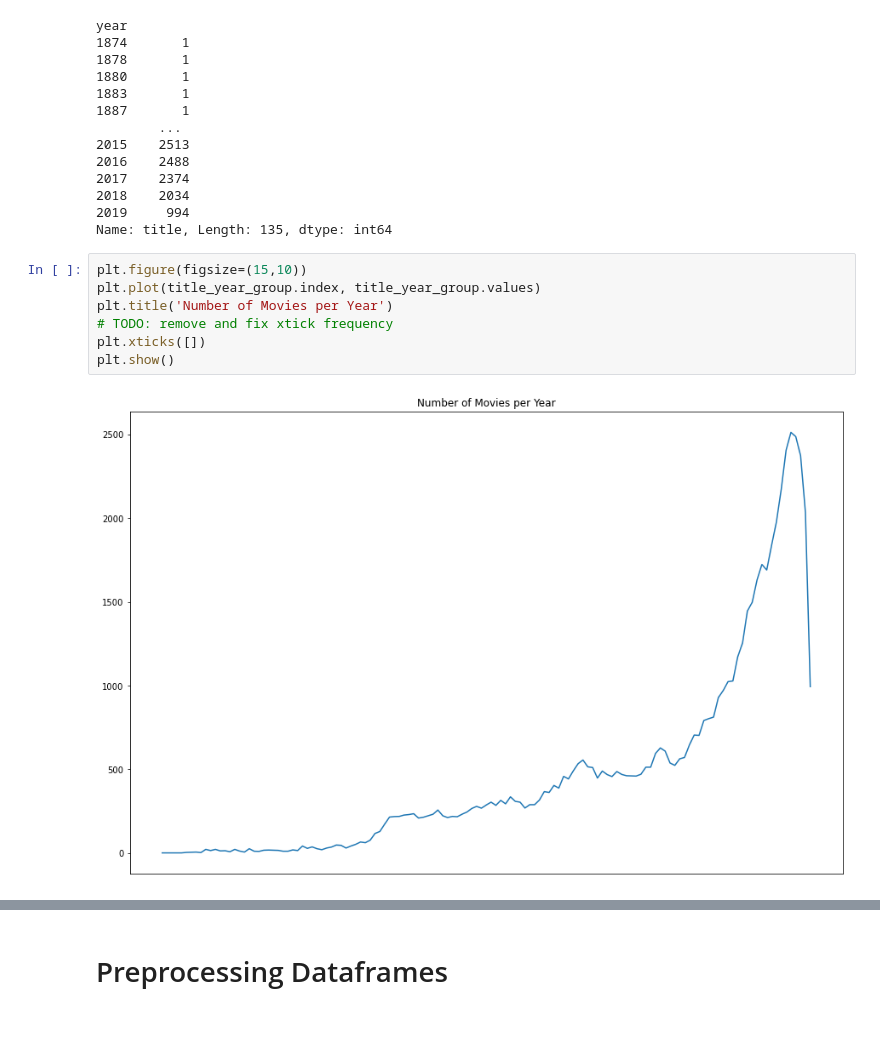
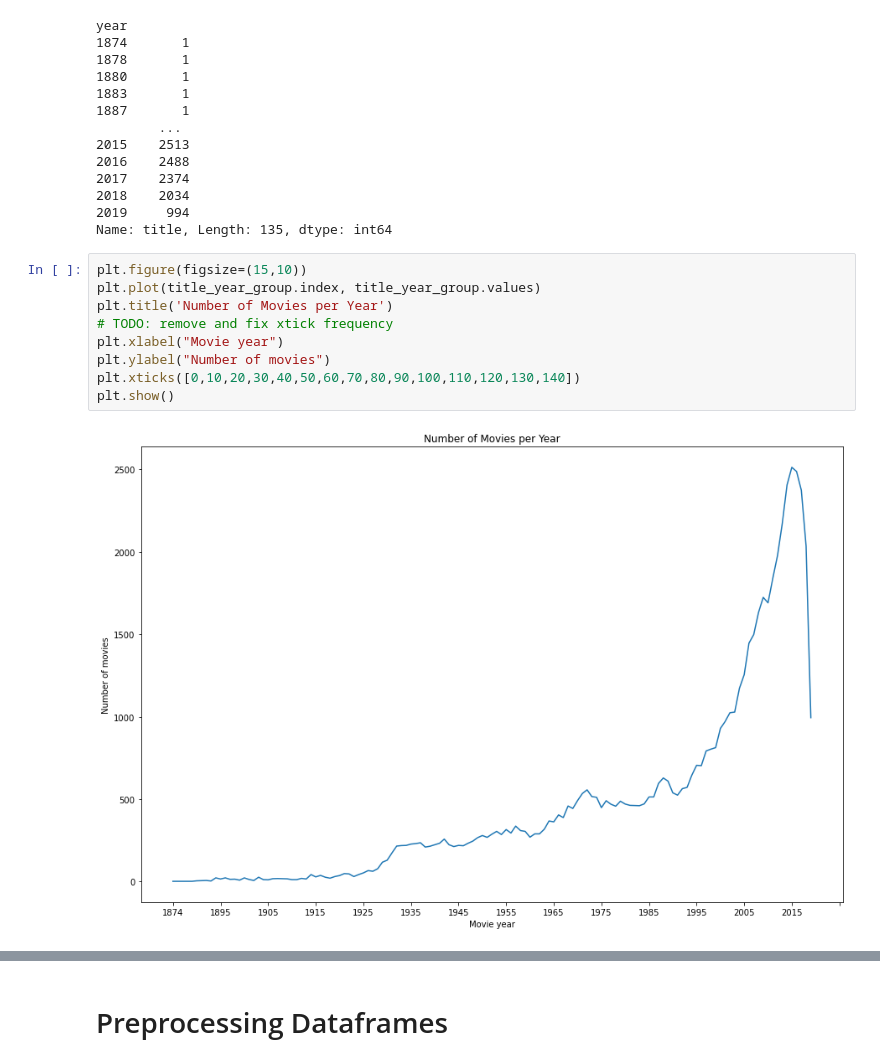
Before and after one commit to nsuttora/Movie-Recommender-Data-Mining-II, a Jupyter notebook: movie_recommender.ipynb, the cells around one changed output, grey strips where cells are left out. Cells and saved outputs as stored; diff of their text form; blank space fills up the shorter version.

```diff
--- a/movie_recommender.ipynb
+++ b/movie_recommender.ipynb
@@ -140,12 +141,14 @@ Name: title, Length: 135, dtype: int64
 # %%
 plt.figure(figsize=(15,10))
 plt.plot(title_year_group.index, title_year_group.values)
 plt.title('Number of Movies per Year')
 # TODO: remove and fix xtick frequency
-plt.xticks([])
+plt.xlabel("Movie year")
+plt.ylabel("Number of movies")
+plt.xticks([0,10,20,30,40,50,60,70,80,90,100,110,120,130,140])
 plt.show()
 # %% [output]
-[figure, old version]
+[figure, new version]
 # %%
 '''
 # TODO: more eda?
```
Also changed, not shown: parts of 2 cells of this notebook.
